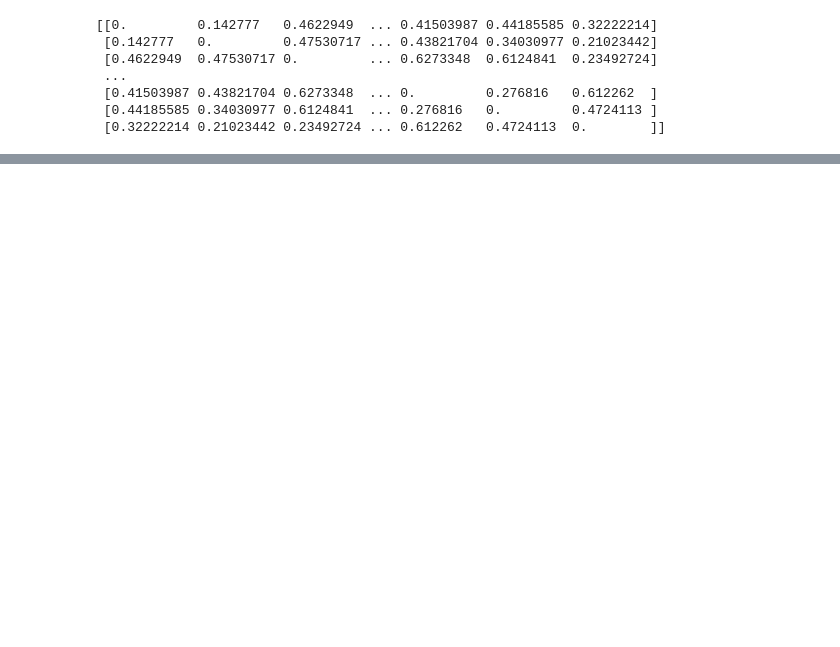
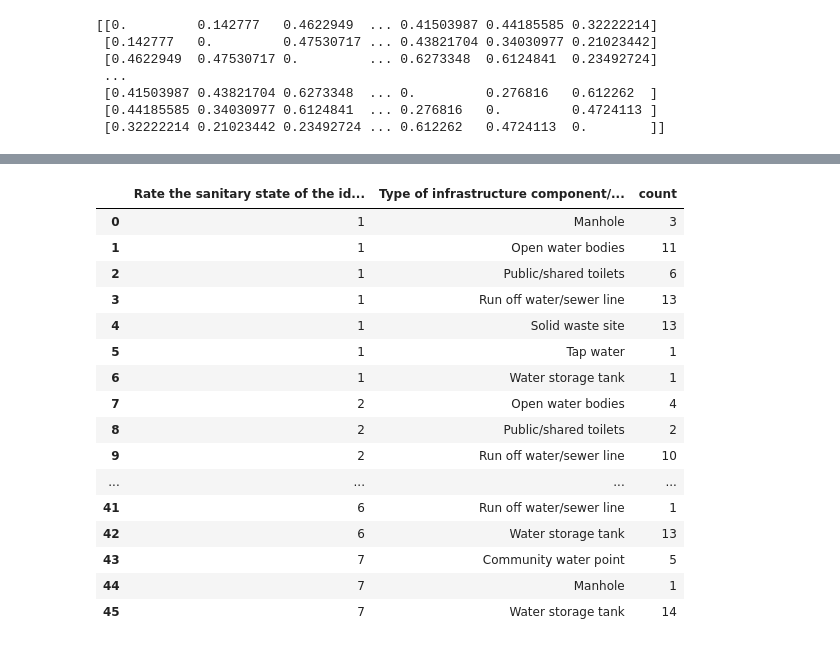
Before and after one commit to ruslanmasinjila/-CHOLERA-HYPER-SURVEILLANCE, a Jupyter notebook: cholera_hyper_surveillance.ipynb, the cells around one changed output, grey strips where cells are left out. Drawn from its saved outputs; the diff is of its cells as text; code cells hidden in the pictures; blank space fills up the shorter version.

```diff
--- a/cholera_hyper_surveillance.ipynb
+++ b/cholera_hyper_surveillance.ipynb
@@ -594,0 +327,22 @@ for i in CASE2_FIRST_K_SMALLEST_IDX:
+# %%
+rate_infrastructure = pd.DataFrame()
+rate_infrastructure = x_y_z_sanitation_data[["Rate the sanitary state of the identified feature","Type of infrastructure component/features of interest"]]
+rate_infrastructure.groupby(["Rate the sanitary state of the identified feature","Type of infrastructure component/features of interest"]).size().reset_index().rename(columns={0:'count'})
+# %% [output]
+|  | Rate the sanitary state of the id... | Type of infrastructure component/... | count |
+| 0 | 1 | Manhole | 3 |
+| 1 | 1 | Open water bodies | 11 |
+| 2 | 1 | Public/shared toilets | 6 |
+| 3 | 1 | Run off water/sewer line | 13 |
+| 4 | 1 | Solid waste site | 13 |
+| 5 | 1 | Tap water | 1 |
+| 6 | 1 | Water storage tank | 1 |
+| 7 | 2 | Open water bodies | 4 |
+| 8 | 2 | Public/shared toilets | 2 |
+| 9 | 2 | Run off water/sewer line | 10 |
+| ... | ... | ... | ... |
+| 41 | 6 | Run off water/sewer line | 1 |
+| 42 | 6 | Water storage tank | 13 |
+| 43 | 7 | Community water point | 5 |
+| 44 | 7 | Manhole | 1 |
+| 45 | 7 | Water storage tank | 14 |
```
Also changed, not shown: parts of 39 cells of this notebook.
